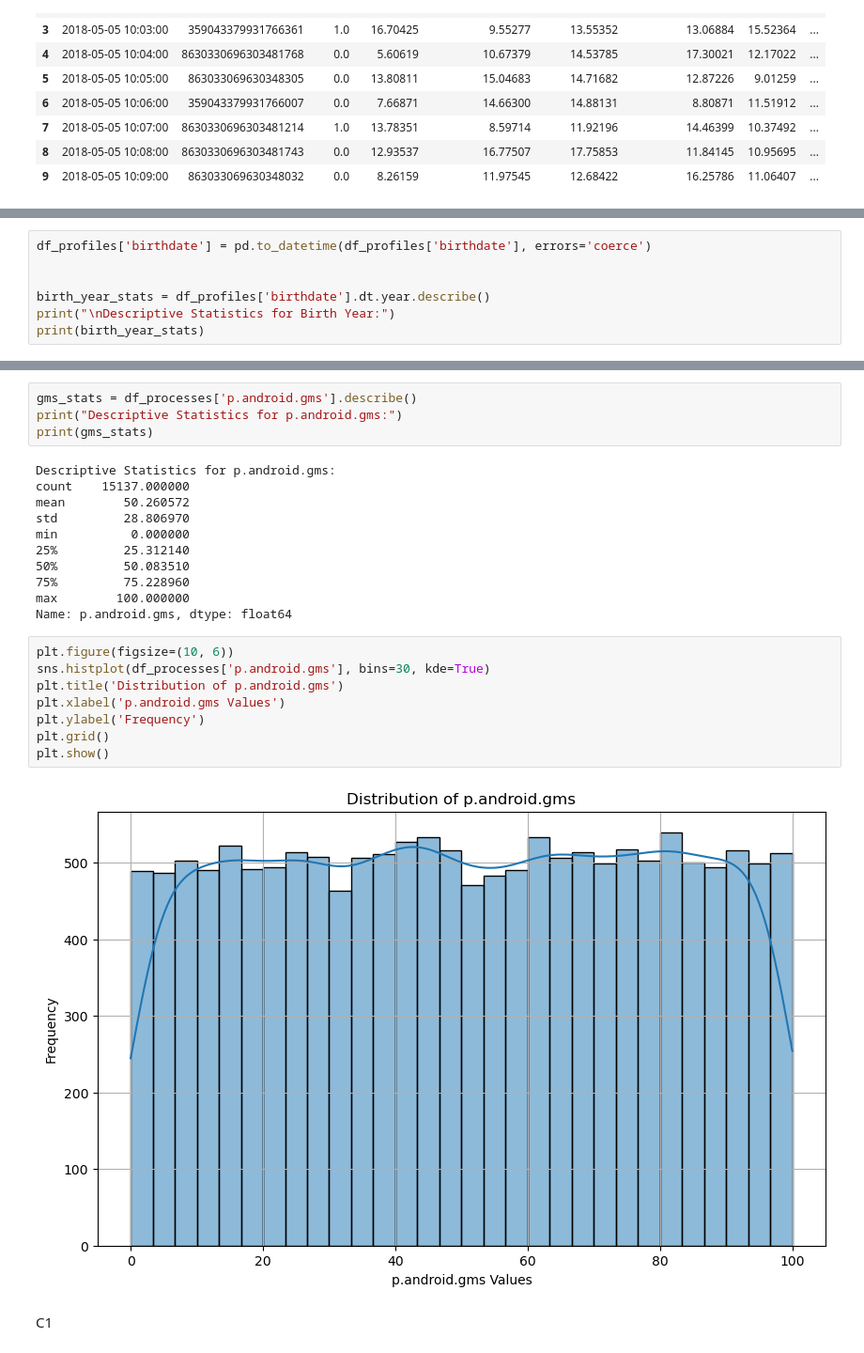
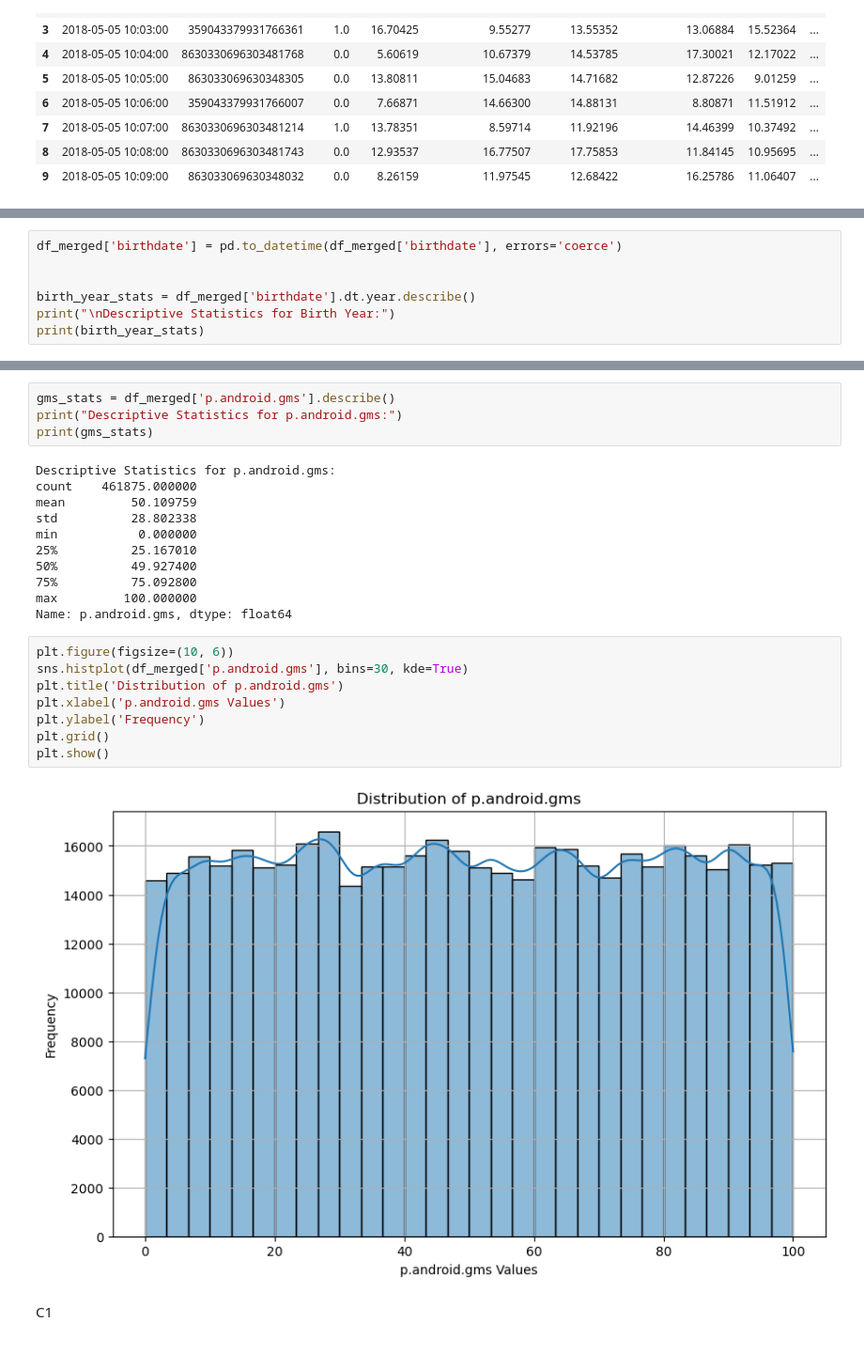
Before and after one commit to andrewtyv/IAU, a Jupyter notebook: proj.ipynb, the cells around one changed output, grey strips where cells are left out. Shown at 94% size. Cells and saved outputs as stored; diff of their text form.

```diff
--- a/proj.ipynb
+++ b/proj.ipynb
@@ -243,8 +397,8 @@ Name: user_id, dtype: float64
 # %%
-df_profiles['birthdate'] = pd.to_datetime(df_profiles['birthdate'], errors='coerce')
+df_merged['birthdate'] = pd.to_datetime(df_merged['birthdate'], errors='coerce')
 
 
-birth_year_stats = df_profiles['birthdate'].dt.year.describe()
+birth_year_stats = df_merged['birthdate'].dt.year.describe()
 print("\nDescriptive Statistics for Birth Year:")
 print(birth_year_stats)
 # %% [output]
@@ -399,27 +502,27 @@ plt.show()
 # %%
-gms_stats = df_processes['p.android.gms'].describe()
+gms_stats = df_merged['p.android.gms'].describe()
 print("Descriptive Statistics for p.android.gms:")
 print(gms_stats)
 # %% [output]
 Descriptive Statistics for p.android.gms:
-count    15137.000000
-mean        50.260572
-std         28.806970
-min          0.000000
-25%         25.312140
-50%         50.083510
-75%         75.228960
-max        100.000000
+count    461875.000000
+mean         50.109759
+std          28.802338
+min           0.000000
+25%          25.167010
+50%          49.927400
+75%          75.092800
+max         100.000000
 Name: p.android.gms, dtype: float64
 # %%
 plt.figure(figsize=(10, 6))
-sns.histplot(df_processes['p.android.gms'], bins=30, kde=True)
+sns.histplot(df_merged['p.android.gms'], bins=30, kde=True)
 plt.title('Distribution of p.android.gms')
 plt.xlabel('p.android.gms Values')
 plt.ylabel('Frequency')
 plt.grid()
 plt.show()
 # %% [output]
-[figure, old version]
+[figure, new version]
 # %% [markdown]
 С1
```
Also changed, not shown: parts of 48 cells of this notebook.
